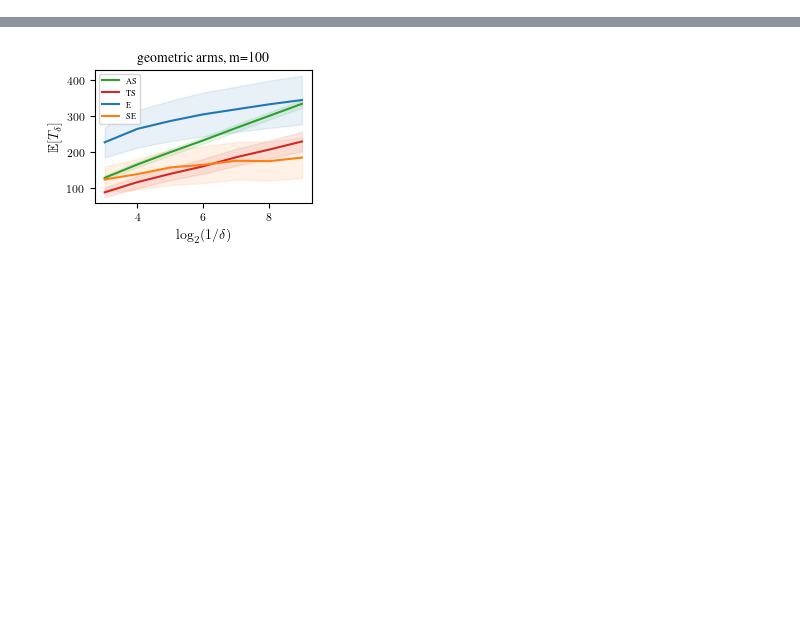
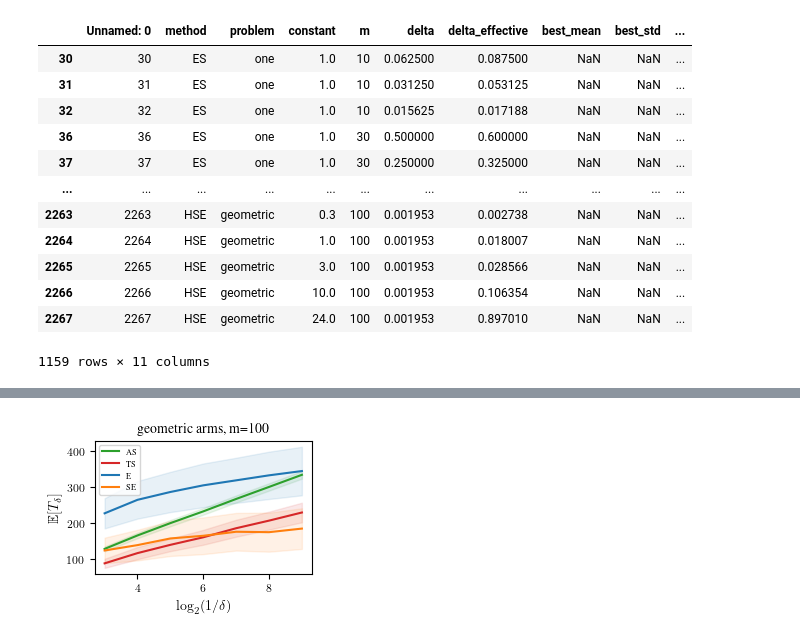
Before and after one commit to VivienCabannes/mepf, a Jupyter notebook: src/mepf/experiments/postprocessing.ipynb, the cells around one changed output, grey strips where cells are left out. Drawn from its saved outputs; the diff is of its cells as text; code cells hidden in the pictures; blank space fills up the shorter version.

```diff
--- a/src/mepf/experiments/postprocessing.ipynb
+++ b/src/mepf/experiments/postprocessing.ipynb
@@ -32,0 +86,16 @@ res = pd.read_csv('stat_bis.csv')
+# %%
+res.loc[~res['okay']]
+# %% [output]
+|  | Unnamed: 0 | method | problem | constant | m | delta | delta_effective | best_mean | best_std | ... |
+| 30 | 30 | ES | one | 1.0 | 10 | 0.062500 | 0.087500 | NaN | NaN | ... |
+| 31 | 31 | ES | one | 1.0 | 10 | 0.031250 | 0.053125 | NaN | NaN | ... |
+| 32 | 32 | ES | one | 1.0 | 10 | 0.015625 | 0.017188 | NaN | NaN | ... |
+| 36 | 36 | ES | one | 1.0 | 30 | 0.500000 | 0.600000 | NaN | NaN | ... |
+| 37 | 37 | ES | one | 1.0 | 30 | 0.250000 | 0.325000 | NaN | NaN | ... |
+| ... | ... | ... | ... | ... | ... | ... | ... | ... | ... | ... |
+| 2263 | 2263 | HSE | geometric | 0.3 | 100 | 0.001953 | 0.002738 | NaN | NaN | ... |
+| 2264 | 2264 | HSE | geometric | 1.0 | 100 | 0.001953 | 0.018007 | NaN | NaN | ... |
+| 2265 | 2265 | HSE | geometric | 3.0 | 100 | 0.001953 | 0.028566 | NaN | NaN | ... |
+| 2266 | 2266 | HSE | geometric | 10.0 | 100 | 0.001953 | 0.106354 | NaN | NaN | ... |
+| 2267 | 2267 | HSE | geometric | 24.0 | 100 | 0.001953 | 0.897010 | NaN | NaN | ... |
+1159 rows × 11 columns
```
Also changed, not shown: parts of 6 cells of this notebook.
